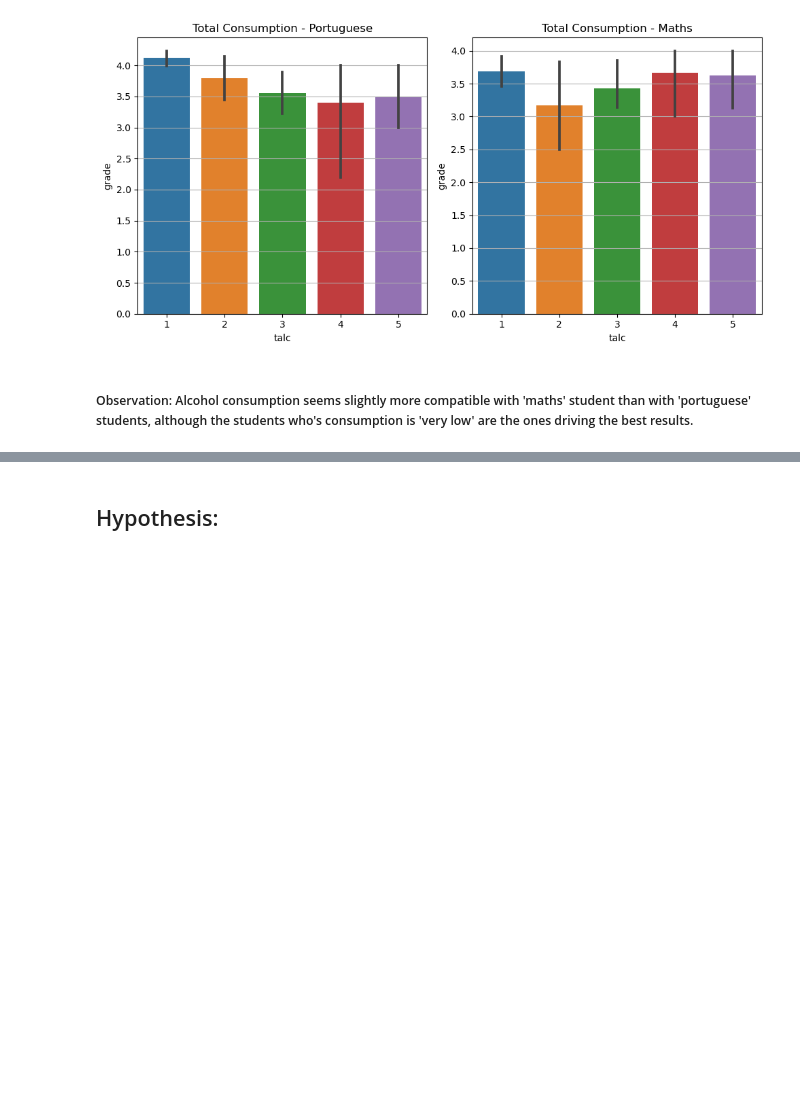
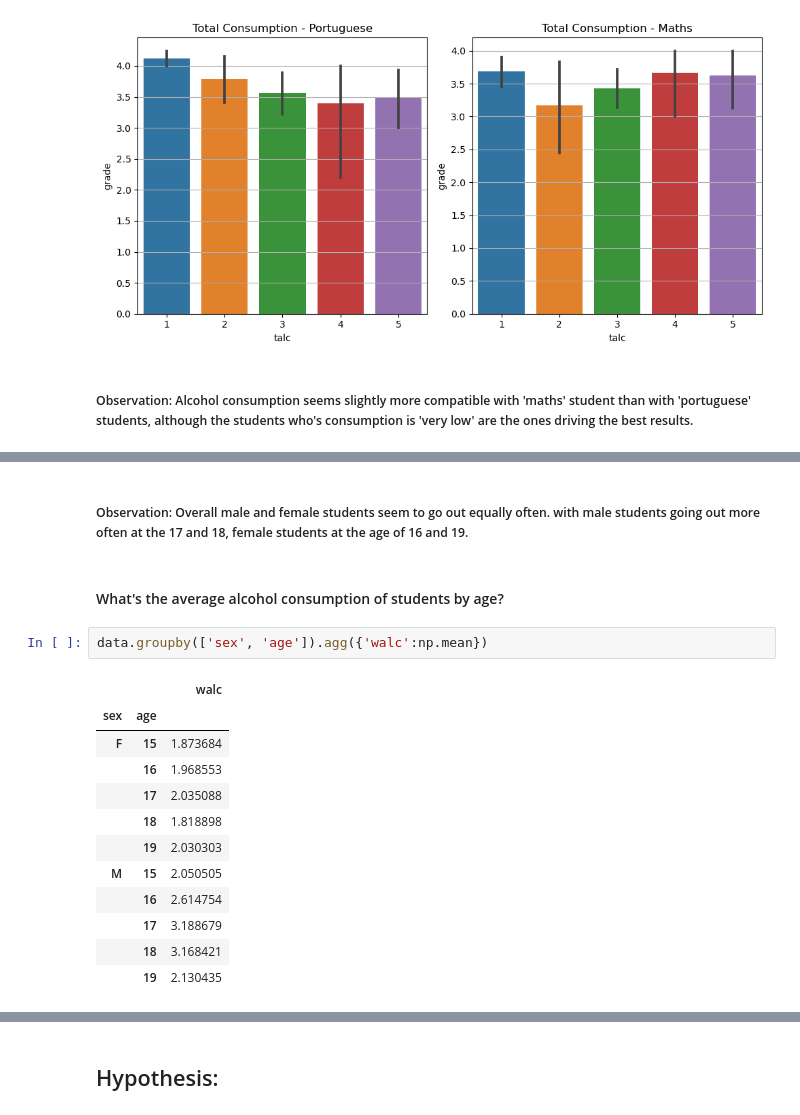
Before and after one commit to OliverEves/mid_bootcamp_project, a Jupyter notebook: Notebooks/clean.ipynb, the cells around one changed output, grey strips where cells are left out. Cells and saved outputs as stored; diff of their text form; blank space fills up the shorter version.

```diff
--- a/Notebooks/clean.ipynb
+++ b/Notebooks/clean.ipynb
@@ -820,0 +839,19 @@ plt.show()
+# %% [markdown]
+##### Observation: Overall male and female students seem to go out equally often. with male students going out more often at the 17 and 18, female students at the age of 16 and 19.
+# %% [markdown]
+#### What's the average alcohol consumption of students by age?
+# %%
+data.groupby(['sex', 'age']).agg({'walc':np.mean})
+# %% [output]
+|  |  | walc |
+| sex | age |  |
+| F | 15 | 1.873684 |
+|  | 16 | 1.968553 |
+|  | 17 | 2.035088 |
+|  | 18 | 1.818898 |
+|  | 19 | 2.030303 |
+| M | 15 | 2.050505 |
+|  | 16 | 2.614754 |
+|  | 17 | 3.188679 |
+|  | 18 | 3.168421 |
+|  | 19 | 2.130435 |
```
Also changed, not shown: parts of 10 cells of this notebook, 31 other files.
